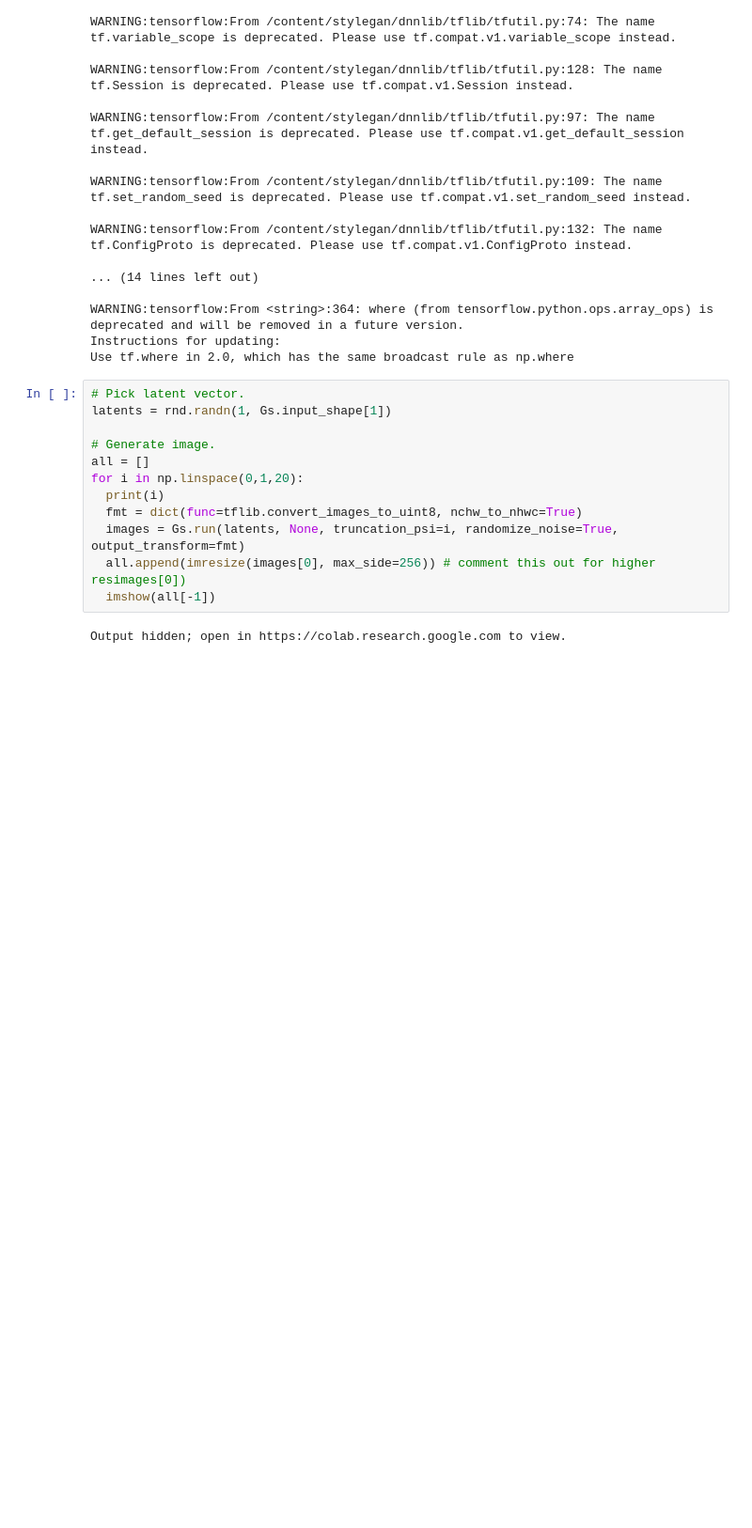
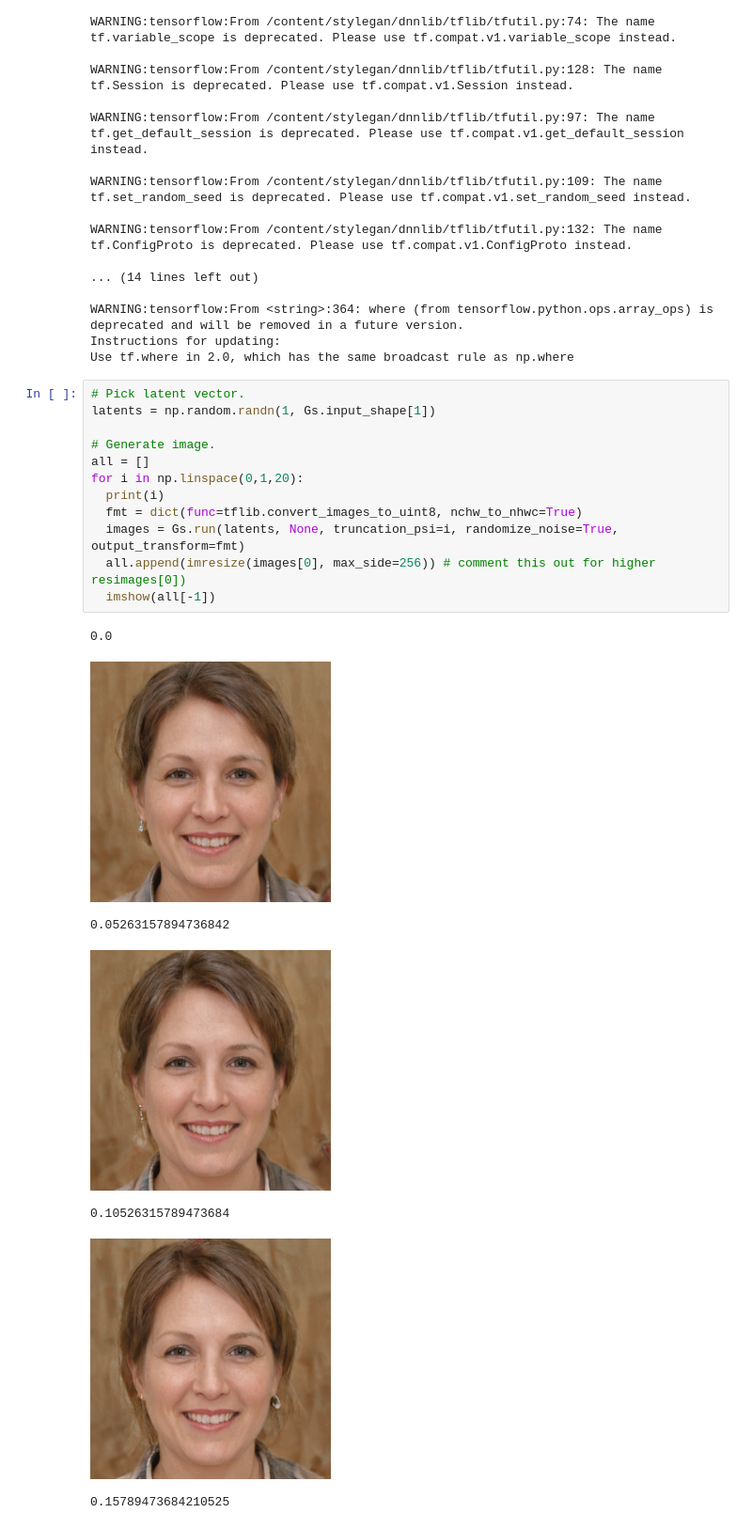
Before and after one commit to hube12/NeuralNetwork103, a Jupyter notebook: Notebook/StyleGAN.ipynb, the cells around one changed output. Shown at 94% size. Saved outputs shown, nothing was run; the diff lists cells and outputs as text; blank space fills up the shorter version.

```diff
--- a/Notebook/StyleGAN.ipynb
+++ b/Notebook/StyleGAN.ipynb
@@ -61,15 +61,21 @@ Instructions for updating:
 Use tf.where in 2.0, which has the same broadcast rule as np.where
 # %%
 # Pick latent vector.
-latents = rnd.randn(1, Gs.input_shape[1])
+latents = np.random.randn(1, Gs.input_shape[1])
 
 # Generate image.
 all = []
 for i in np.linspace(0,1,20):
   print(i)
   fmt = dict(func=tflib.convert_images_to_uint8, nchw_to_nhwc=True)
   images = Gs.run(latents, None, truncation_psi=i, randomize_noise=True, output_transform=fmt)
   all.append(imresize(images[0], max_side=256)) # comment this out for higher resimages[0])
   imshow(all[-1])
 # %% [output]
-Output hidden; open in https://colab.research.google.com to view.
+0.0
+[figure, added]
+0.05263157894736842
+[figure, added]
+0.10526315789473684
+[figure, added]
+0.15789473684210525
```
Also changed, not shown: parts of 3 cells of this notebook.
